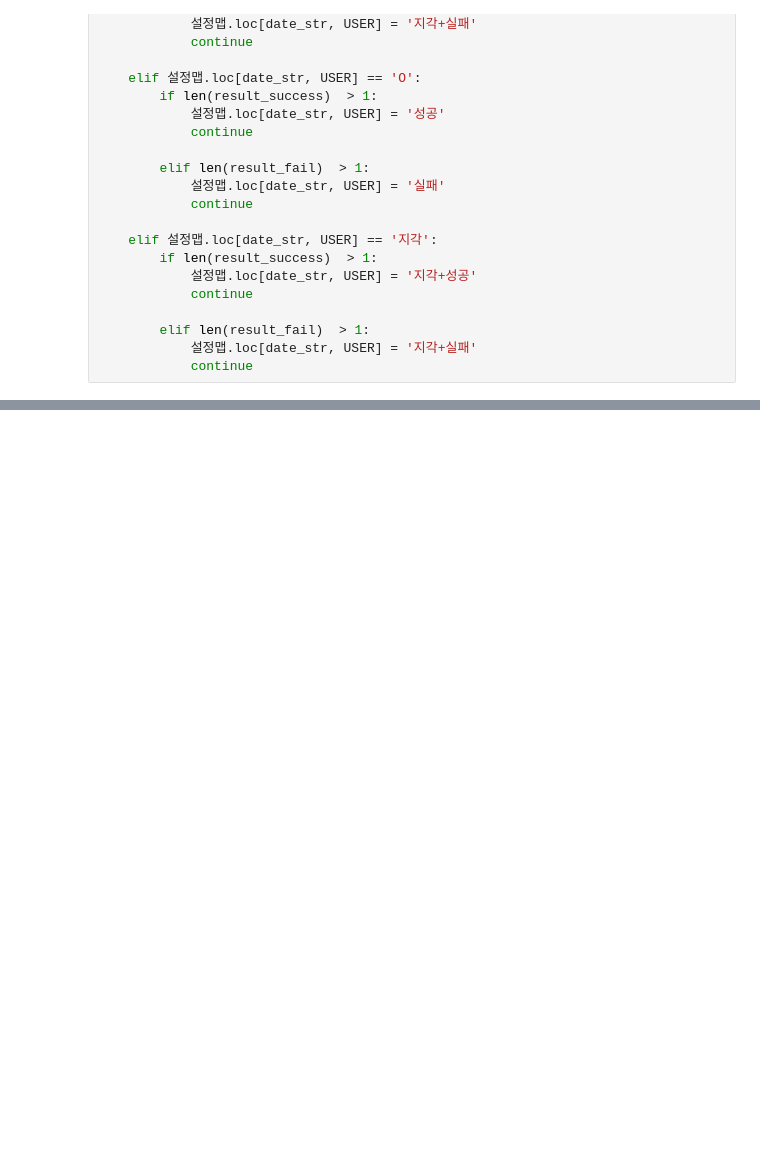
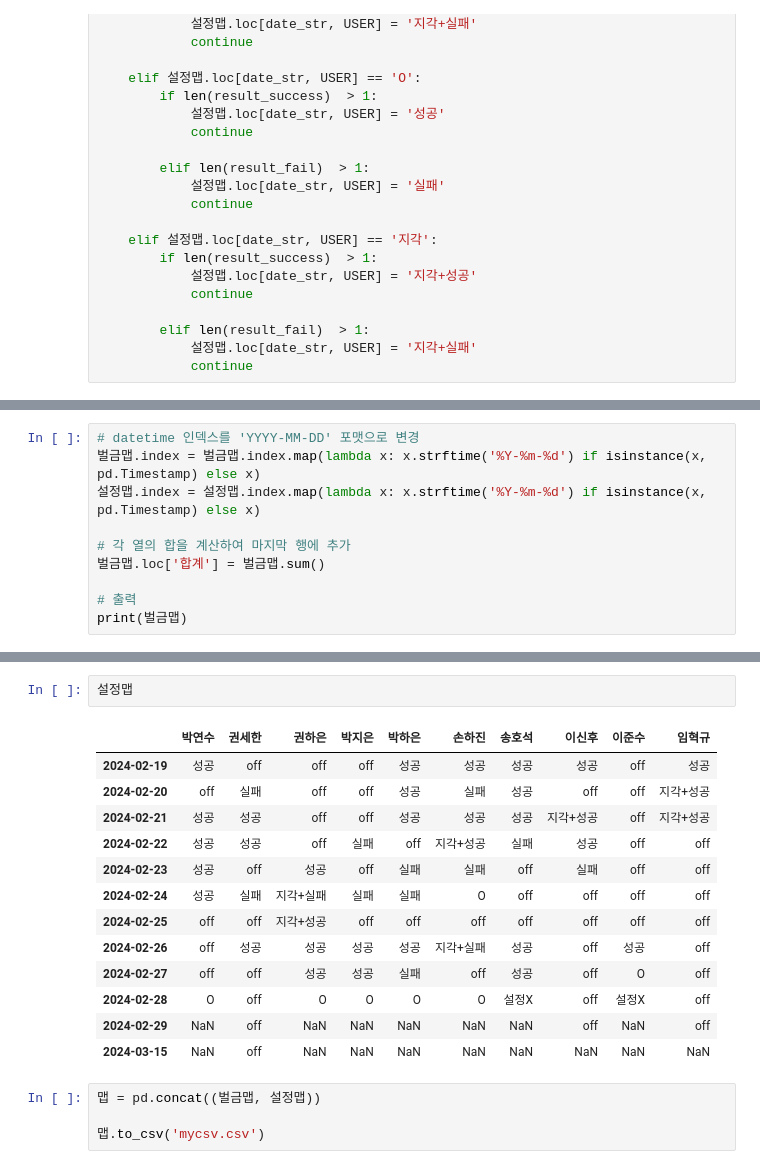
Before and after one commit to kitewatermelon/payorstudy, a Jupyter notebook: test.ipynb, the cells around one changed output, grey strips where cells are left out. Cells and saved outputs as stored; diff of their text form; blank space fills up the shorter version.

```diff
--- a/test.ipynb
+++ b/test.ipynb
@@ -300,0 +409,10 @@ for user in 설정맵.columns:
+# %%
+# datetime 인덱스를 'YYYY-MM-DD' 포맷으로 변경
+벌금맵.index = 벌금맵.index.map(lambda x: x.strftime('%Y-%m-%d') if isinstance(x, pd.Timestamp) else x)
+설정맵.index = 설정맵.index.map(lambda x: x.strftime('%Y-%m-%d') if isinstance(x, pd.Timestamp) else x)
+
+# 각 열의 합을 계산하여 마지막 행에 추가
+벌금맵.loc['합계'] = 벌금맵.sum()
+
+# 출력
+print(벌금맵)
@@ -300,0 +432,20 @@ for user in 설정맵.columns:
+# %%
+설정맵
+# %% [output]
+|  | 박연수 | 권세한 | 권하은 | 박지은 | 박하은 | 손하진 | 송호석 | 이신후 | 이준수 | 임혁규 |
+| 2024-02-19 | 성공 | off | off | off | 성공 | 성공 | 성공 | 성공 | off | 성공 |
+| 2024-02-20 | off | 실패 | off | off | 성공 | 실패 | 성공 | off | off | 지각+성공 |
+| 2024-02-21 | 성공 | 성공 | off | off | 성공 | 성공 | 성공 | 지각+성공 | off | 지각+성공 |
+| 2024-02-22 | 성공 | 성공 | off | 실패 | off | 지각+성공 | 실패 | 성공 | off | off |
+| 2024-02-23 | 성공 | off | 성공 | off | 실패 | 실패 | off | 실패 | off | off |
+| 2024-02-24 | 성공 | 실패 | 지각+실패 | 실패 | 실패 | O | off | off | off | off |
+| 2024-02-25 | off | off | 지각+성공 | off | off | off | off | off | off | off |
+| 2024-02-26 | off | 성공 | 성공 | 성공 | 성공 | 지각+실패 | 성공 | off | 성공 | off |
+| 2024-02-27 | off | off | 성공 | 성공 | 실패 | off | 성공 | off | O | off |
+| 2024-02-28 | O | off | O | O | O | O | 설정X | off | 설정X | off |
+| 2024-02-29 | NaN | off | NaN | NaN | NaN | NaN | NaN | off | NaN | off |
+| 2024-03-15 | NaN | off | NaN | NaN | NaN | NaN | NaN | NaN | NaN | NaN |
+# %%
+맵 = pd.concat((벌금맵, 설정맵))
+
+맵.to_csv('mycsv.csv')
```
Also changed, not shown: parts of 11 cells of this notebook.
